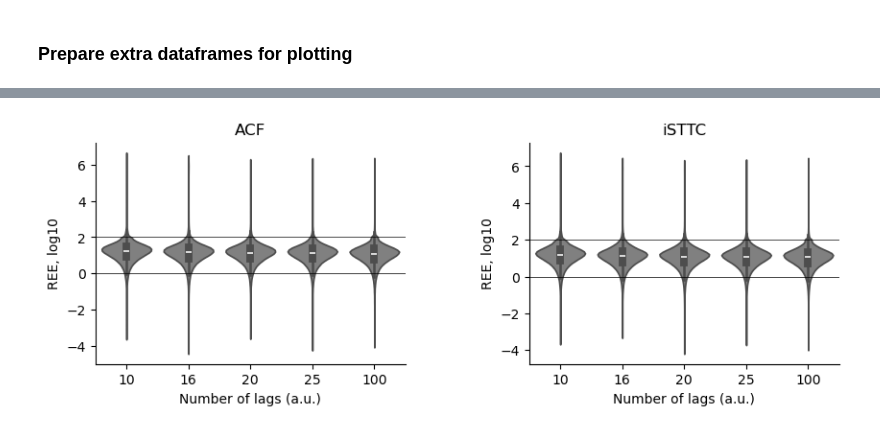
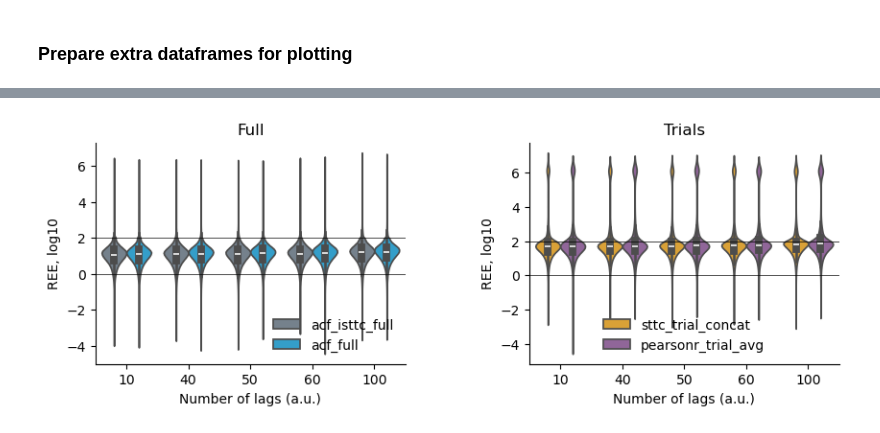
Before and after one commit to iinnpp/isttc, a Jupyter notebook: notebooks/synthetic/plot_taus_n_lags.ipynb, the cells around one changed output, grey strips where cells are left out. Cells and saved outputs as stored; diff of their text form; code cells hidden in the pictures.

```diff
--- a/notebooks/synthetic/plot_taus_n_lags.ipynb
+++ b/notebooks/synthetic/plot_taus_n_lags.ipynb
@@ -136,13 +170,13 @@ color = 'gray'
 fig, axes = plt.subplots(1,2, figsize=(10,3), sharey=True)
 plt.subplots_adjust(hspace=0.4, wspace=0.4)
 
-sns.violinplot(x='n_lags', y='tau_ms_diff_log10', data=merged , cut=0, density_norm='width',
-               legend=False, color=color, ax=axes[0])
-axes[0].set_title('ACF')
+sns.violinplot(x='bin_size', y='tau_ms_diff_log10', hue='method', data=merged_full , cut=0, density_norm='width',
+               legend=True, palette=color_full, ax=axes[0])
+axes[0].set_title('Full signal')
 
-sns.violinplot(x='n_lags', y='tau_ms_diff_log10', data=merged_isttc , cut=0, density_norm='width',
-               legend=False, color=color, ax=axes[1])
-axes[1].set_title('iSTTC')
+sns.violinplot(x='bin_size', y='tau_ms_diff_log10', hue='method', data=merged_trials , cut=0, density_norm='width',
+               legend=True, palette=color_trails, ax=axes[1])
+axes[1].set_title('Trials')
 
 #axes.set_xticklabels(['10', '20\n(reference)', '100'])
 
@@ -151,9 +185,10 @@ for ax in axes:
     ax.set_xlabel('Number of lags (a.u.)')
     ax.axhline(y=2, lw=0.5, c='k')
     ax.axhline(y=0, lw=0.5, c='k')
+    ax.legend(frameon=False)
     sns.despine(ax=ax)
 
-# if save_fig:
-#     plt.savefig(fig_folder + 'isttc_concat_zeros.png' , bbox_inches='tight', dpi=300)
-#     plt.savefig(fig_folder + 'isttc_concat_zeros.svg' , bbox_inches='tight')
+if save_fig:
+    plt.savefig(fig_folder + 'it_diff_50ms_ref.png' , bbox_inches='tight', dpi=300)
+    plt.savefig(fig_folder + 'it_diff_50ms_ref.svg' , bbox_inches='tight')
 # %% [output]
@@ -161,22 +196,25 @@ for ax in axes:
 # %%
-# color = 'gray'
+fig, axes = plt.subplots(1,2, figsize=(10,3))
+plt.subplots_adjust(hspace=0.4, wspace=0.4)
 
-# fig, axes = plt.subplots(1,2, figsize=(10,3))
-# plt.subplots_adjust(hspace=0.4, wspace=0.4)
+sns.violinplot(x='bin_size', y='tau_diff_rel_log10', hue='method', data=merged_full , cut=0, density_norm='width',
+               legend=True, palette=color_full,  ax=axes[0])
+axes[0].set_title('Full')
 
-# sns.violinplot(x='n_lags', y='tau_diff_rel_log10', data=merged , cut=0, density_norm='width',
-#                legend=False, color=color, ax=axes[0])
-# axes[0].set_title('ACF')
+sns.violinplot(x='bin_size', y='tau_diff_rel_log10', hue='method', data=merged_trials , cut=0, density_norm='width',
+               legend=True, palette=color_trails, ax=axes[1])
+axes[1].set_title('Trials')
 
-# sns.violinplot(x='n_lags', y='tau_diff_rel_log10', data=merged_isttc , cut=0, density_norm='width',
-#                legend=False, color=color, ax=axes[1])
-# axes[1].set_title('iSTTC')
+for ax in axes.flat:
+    ax.axhline(y=2, lw=0.5, c='k')
+    ax.axhline(y=0, lw=0.5, c='k')
+    ax.set_ylabel('REE, log10')
+    ax.set_xlabel('Number of lags (a.u.)')
+    ax.legend(frameon=False)
+    sns.despine(ax=ax)
 
-# for ax in axes.flat:
-#     ax.axhline(y=2, lw=0.5, c='k')
-#     ax.axhline(y=0, lw=0.5, c='k')
-#     ax.set_ylabel('REE, log10')
-#     ax.set_xlabel('Number of lags (a.u.)')
-#     sns.despine(ax=ax)
+if save_fig:
+    plt.savefig(fig_folder + 'ree_vs_bin_size.png' , bbox_inches='tight', dpi=300)
+    plt.savefig(fig_folder + 'ree_vs_bin_size.svg' , bbox_inches='tight')
 # %% [output]
-[figure, old version]
+[figure, new version]
```
Also changed, not shown: parts of 12 cells of this notebook, 2 other files.
